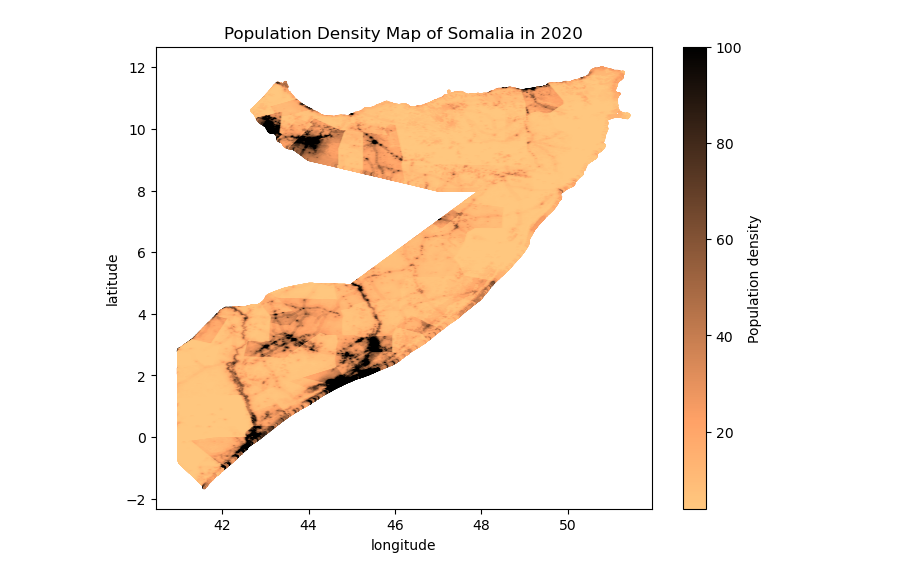
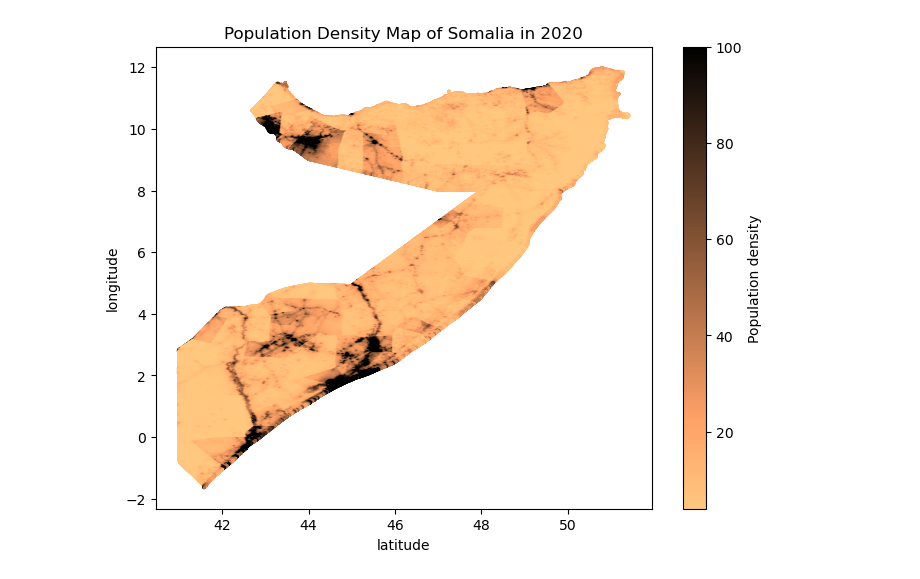
Before and after one commit to bzacharia999/Group-Thomas-Greville, a Jupyter notebook: pop_map.ipynb, the cells around one changed output. Cells and saved outputs as stored; diff of their text form; code cells hidden in the pictures.

```diff
--- a/pop_map.ipynb
+++ b/pop_map.ipynb
@@ -2,33 +2,33 @@
 #6[C]: Population Maps
 
 #Importing
 import numpy as np
 from datascience import *
 import matplotlib
 %matplotlib inline
 import matplotlib.pyplot as plt
 
 #Data source: https://data.humdata.org/dataset/worldpop-population-density-for-somalia
 df = Table.read_table('som_pd_2020_1km_ASCII_XYZ.csv')
 
 #Random sampling 25% of data if the device is not good enough to run the whole table
 df_r = df.sample(187042, with_replacement=False)
 
 #Columns
 x = df.column('X')
 y = df.column('Y')
 
 #Map
 plt.figure(figsize=(8,6))
 plt.scatter(x, y, s=1, c= df.column('Z'), cmap='copper_r', vmin=4,vmax=100)
 plt.title('Population Density Map of Somalia in 2020')
-plt.xlabel('longitude')
-plt.ylabel('latitude')
+plt.xlabel('latitude')
+plt.ylabel('longitude')
 
 #Bar
 bar = plt.colorbar(plt.scatter(x, y, s=1, c= df.column('Z'), cmap='copper_r', vmin=4,vmax=100))
 bar.set_label('Population density')
 
 plt.show()
 # %% [output]
-[figure, old version]
+[figure, new version]
```
